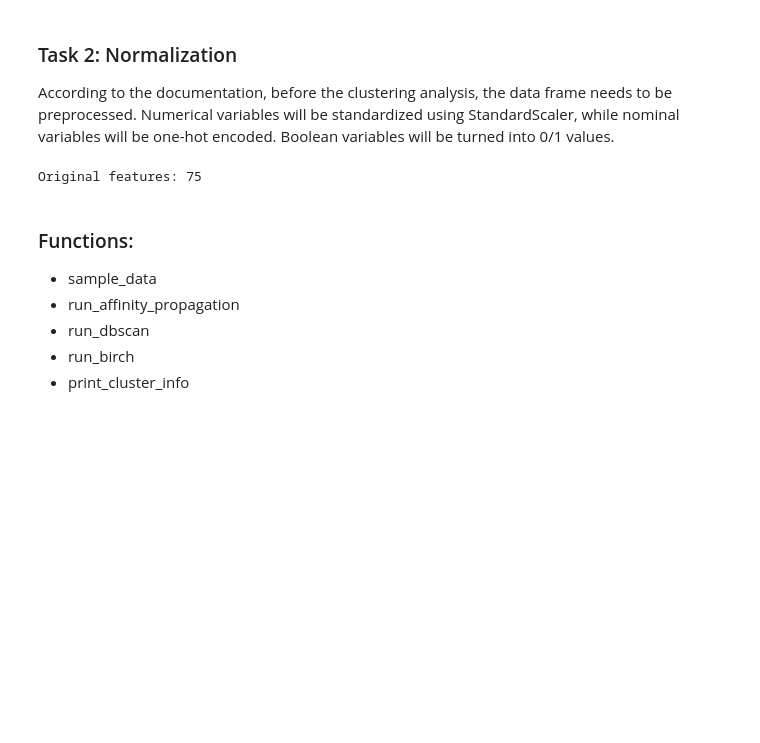
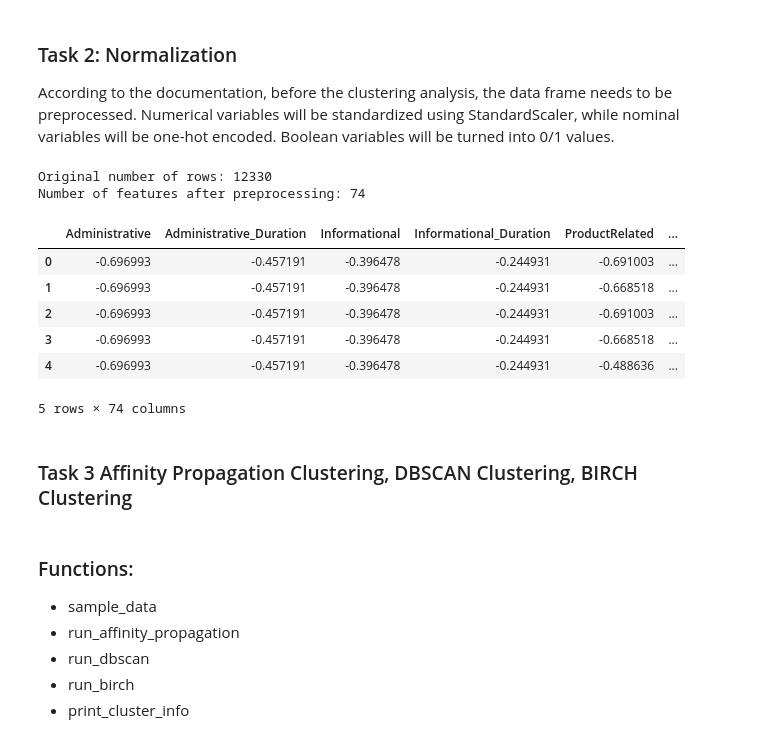
Before and after one commit to kenshin812/data_analysis, a Jupyter notebook: assignment2/submission.ipynb, the cells around one changed output. Drawn from its saved outputs; the diff is of its cells as text; code cells hidden in the pictures; blank space fills up the shorter version.

Commit message:
change on task1 and task 2

```diff
--- a/assignment2/submission.ipynb
+++ b/assignment2/submission.ipynb
@@ -251,44 +390,71 @@ plt.show()
 According to the documentation, before the clustering analysis, the data frame needs to be preprocessed. Numerical variables will be standardized using StandardScaler, while nominal variables will be one-hot encoded. Boolean variables will be turned into 0/1 values.
 # %%
 import pandas as pd
-import os
-os.environ["OMP_NUM_THREADS"] = "1"
+import numpy as np
 from sklearn.preprocessing import StandardScaler
-from sklearn.decomposition import PCA
 
 # Load data
 df = pd.read_csv("online_shoppers_intention.csv")
 
-# Convert boolean columns
-df["Weekend"] = df["Weekend"].astype(int)
-df["Revenue"] = df["Revenue"].astype(int)
+# Separate the class label
+y = df["Revenue"].astype(int)
+X = df.drop(columns=["Revenue"]).copy()
 
-# One-hot encode categorical columns
+# Convert binary variable
+X["Weekend"] = X["Weekend"].astype(int)
+
+# Define feature types
+numerical_columns = [
+    "Administrative",
+    "Administrative_Duration",
+    "Informational",
+    "Informational_Duration",
+    "ProductRelated",
+    "ProductRelated_Duration",
+    "BounceRates",
+    "ExitRates",
+    "PageValues",
+    "SpecialDay"
+]
+
 categorical_columns = [
     "Month",
     "OperatingSystems",
     "Browser",
     "Region",
     "TrafficType",
     "VisitorType"
 ]
 
-df = pd.get_dummies(
-    df,
+# Scale numerical features
+scaler = StandardScaler()
+
+X[numerical_columns] = scaler.fit_transform(
+    X[numerical_columns]
+)
+# One-hot encode nominal features
+X = pd.get_dummies(
+    X,
     columns=categorical_columns,
     dtype=int
 )
 
-# Scale
-scaler = StandardScaler()
+print("Original number of rows:", X.shape[0])
+print("Number of features after preprocessing:", X.shape[1])
 
-X_scaled = scaler.fit_transform(df)
-
-print("Original features:", X_scaled.shape[1])
-
-X_scaled_cleaned = X_scaled
+display(X.head())
 # %% [output]
-Original features: 75
+Original number of rows: 12330
+Number of features after preprocessing: 74
+|  | Administrative | Administrative_Duration | Informational | Informational_Duration | ProductRelated | ... |
+| 0 | -0.696993 | -0.457191 | -0.396478 | -0.244931 | -0.691003 | ... |
+| 1 | -0.696993 | -0.457191 | -0.396478 | -0.244931 | -0.668518 | ... |
+| 2 | -0.696993 | -0.457191 | -0.396478 | -0.244931 | -0.691003 | ... |
+| 3 | -0.696993 | -0.457191 | -0.396478 | -0.244931 | -0.668518 | ... |
+| 4 | -0.696993 | -0.457191 | -0.396478 | -0.244931 | -0.488636 | ... |
+5 rows × 74 columns
+# %% [markdown]
+### Task 3 Affinity Propagation Clustering, DBSCAN Clustering, BIRCH Clustering
 # %% [markdown]
 ### Functions:
 - sample_data
```
Also changed, not shown: parts of 5 cells of this notebook.
